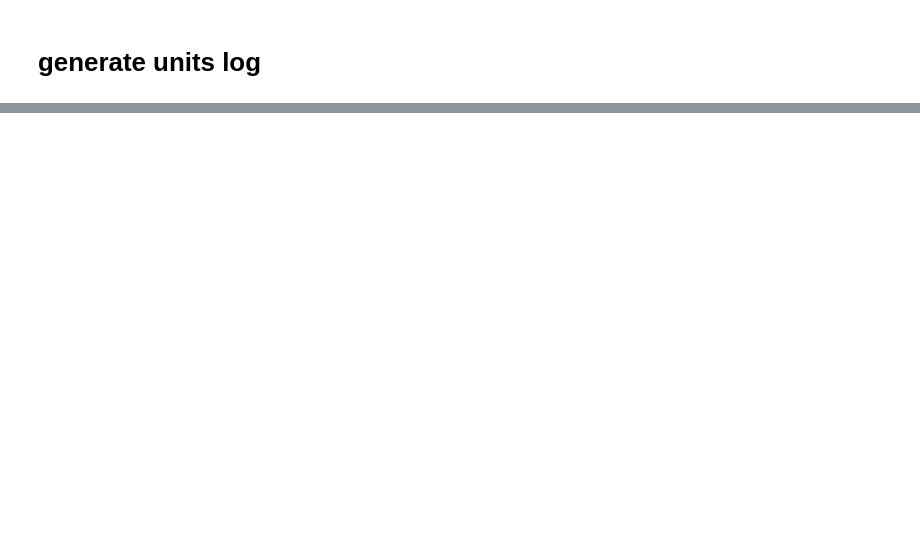
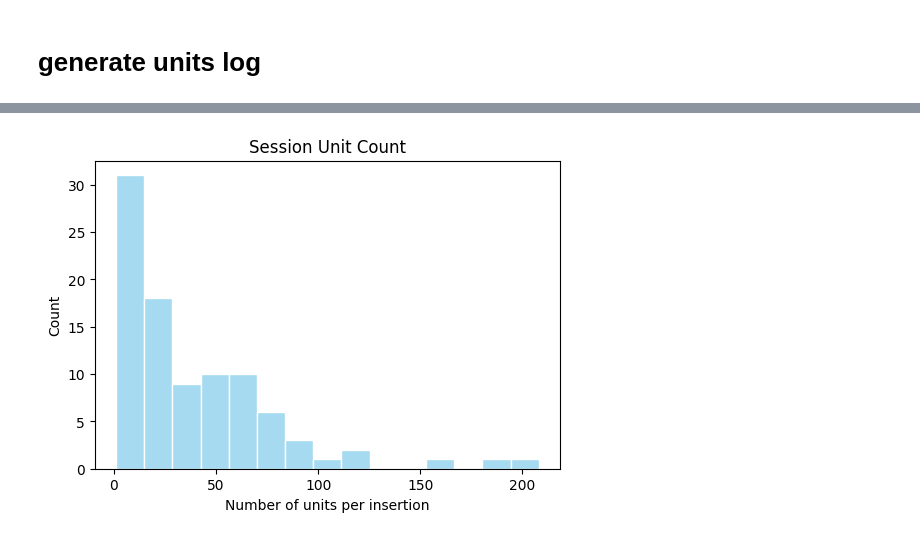
Before and after one commit to rebz444/cheerios, a Jupyter notebook: 0a_neural_data_examining.ipynb, the cells around one changed output, grey strips where cells are left out. Cells and saved outputs as stored; diff of their text form; code cells hidden in the pictures; blank space fills up the shorter version.

```diff
--- a/0a_neural_data_examining.ipynb
+++ b/0a_neural_data_examining.ipynb
@@ -76,3 +102,20 @@ sessions_vetted = pd.read_csv(os.path.join(data_dir, 'sessions_vetted.csv'), ind
+# %%
+plt.figure(figsize=(6, 4))
+ax = sns.histplot(
+    data=sessions_vetted['num_units'],  # Normalizes histogram to match KDE scale
+    bins=15,       # Auto-selects bin size (or set manually, e.g., bins=30)
+    color="skyblue",   # Histogram color
+    edgecolor="white", # Edge color for bars
+    line_kws={"color": "red", "lw": 2}  # KDE line style
+)
+
+# Labels & title
+plt.xlabel('Number of units per insertion')
+plt.ylabel('Count')
+plt.title('Session Unit Count')
+plt.savefig(os.path.join(data_dir, "session_unit_count.png"))# no time to finish this
+# %% [output]
+[figure, added]
 # %%
 def generate_units_all(sessions_vetted, pickle_dir):
     unit_info_list = []
```
Also changed, not shown: parts of 13 cells of this notebook, 9 other files.
